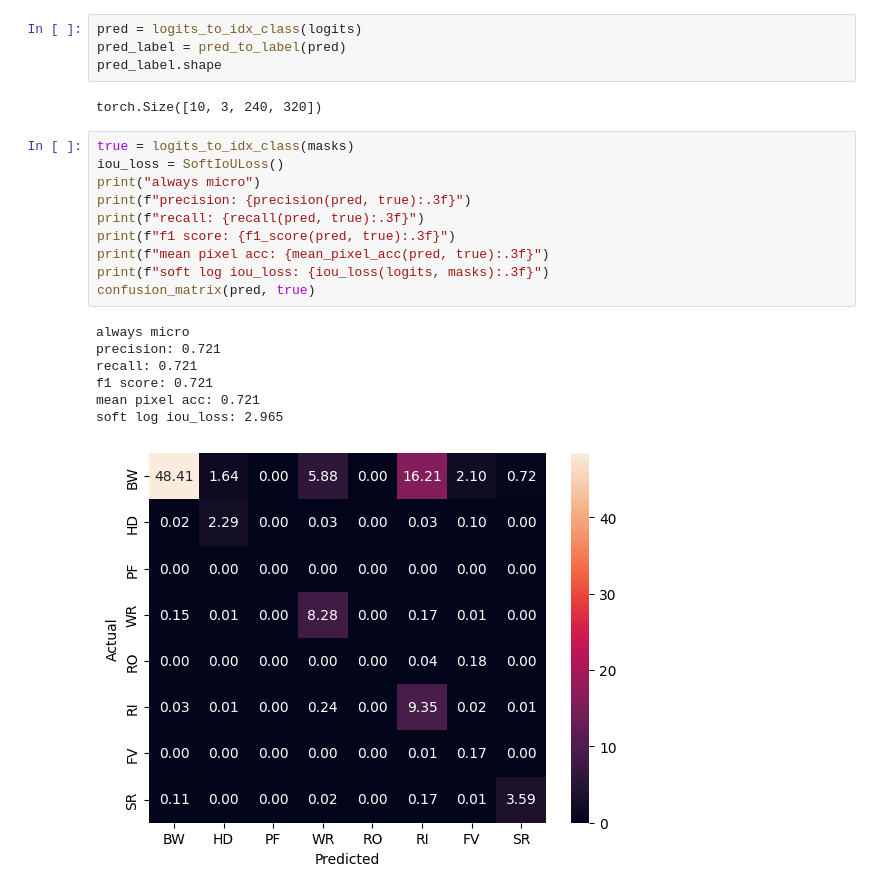
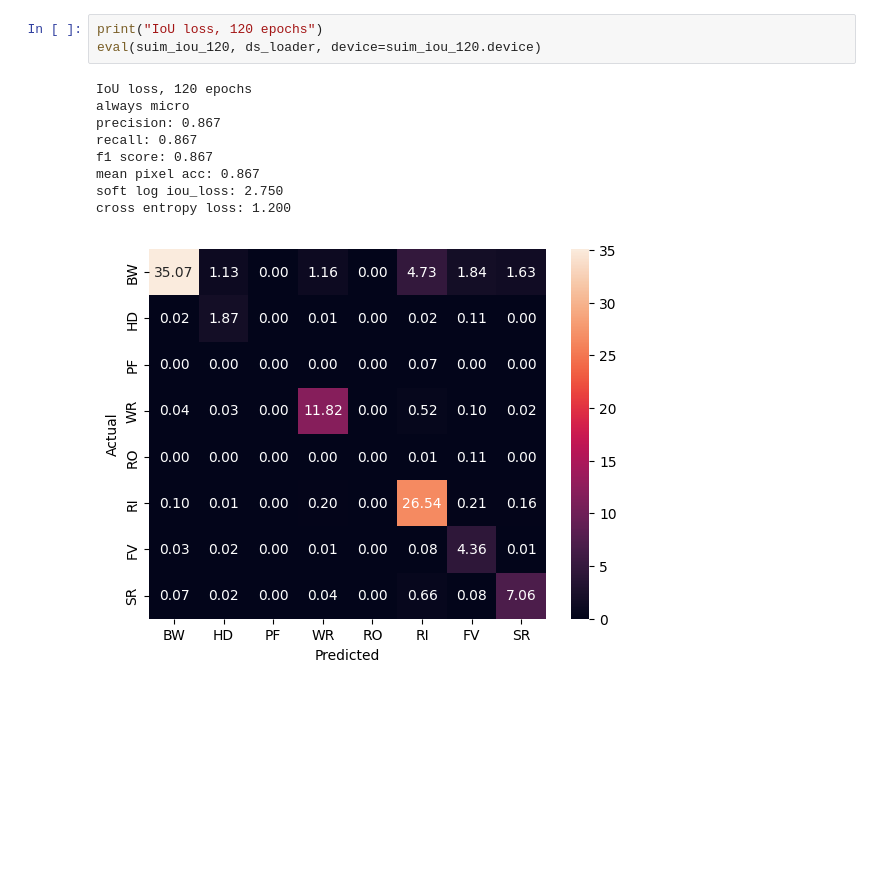
Before and after one commit to delimarr/bveri_miniprojekt, a Jupyter notebook: suim_net.ipynb, the cells around one changed output. Saved outputs shown, nothing was run; the diff lists cells and outputs as text; blank space fills up the shorter version.

```diff
--- a/suim_net.ipynb
+++ b/suim_net.ipynb
@@ -164,24 +144,13 @@ logits = suim_loaded(images)
-# %%
-pred = logits_to_idx_class(logits)
-pred_label = pred_to_label(pred)
-pred_label.shape
-# %% [output]
-torch.Size([10, 3, 240, 320])
-# %%
-true = logits_to_idx_class(masks)
-iou_loss = SoftIoULoss()
-print("always micro")
-print(f"precision: {precision(pred, true):.3f}")
-print(f"recall: {recall(pred, true):.3f}")
-print(f"f1 score: {f1_score(pred, true):.3f}")
-print(f"mean pixel acc: {mean_pixel_acc(pred, true):.3f}")
-print(f"soft log iou_loss: {iou_loss(logits, masks):.3f}")
-confusion_matrix(pred, true)
-# %% [output]
-always micro
-precision: 0.721
-recall: 0.721
-f1 score: 0.721
-mean pixel acc: 0.721
-soft log iou_loss: 2.965
-[figure, removed]
+# %%
+print("IoU loss, 120 epochs")
+eval(suim_iou_120, ds_loader, device=suim_iou_120.device)
+# %% [output]
+IoU loss, 120 epochs
+always micro
+precision: 0.867
+recall: 0.867
+f1 score: 0.867
+mean pixel acc: 0.867
+soft log iou_loss: 2.750
+cross entropy loss: 1.200
+[figure, added]
```
Also changed, not shown: parts of 9 cells of this notebook, 1 other file.
